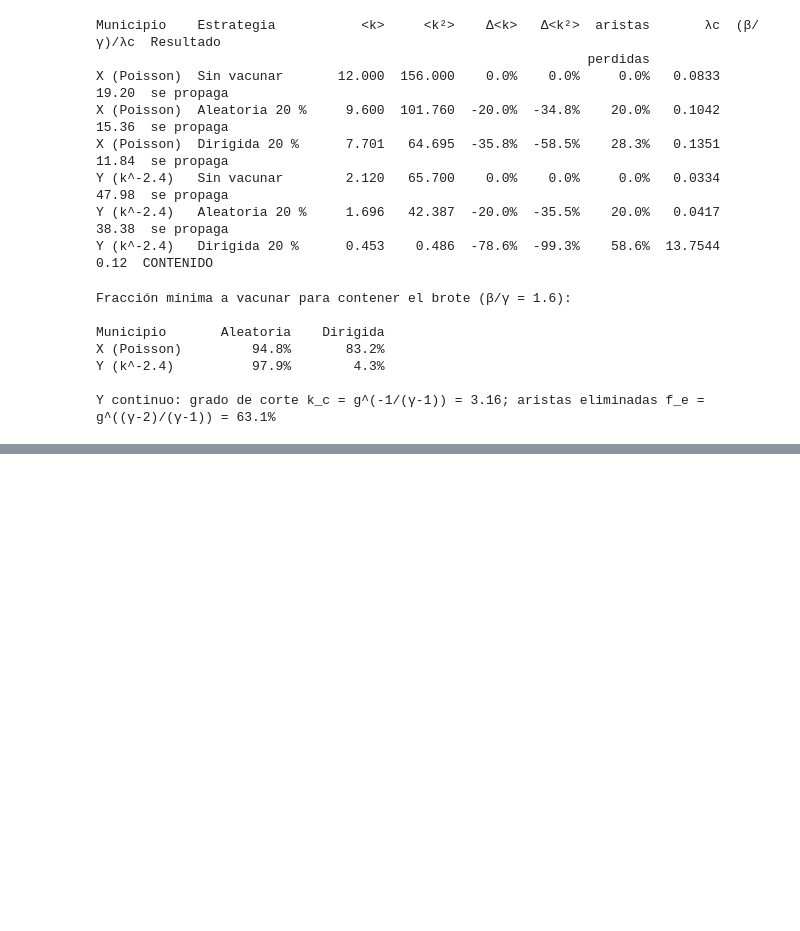
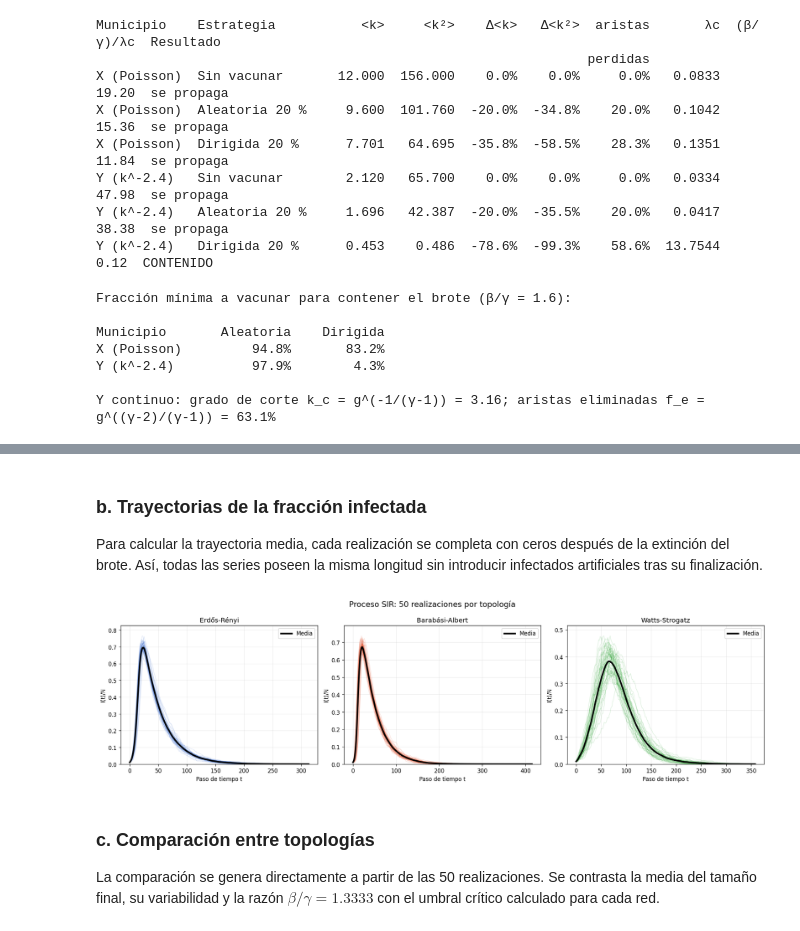
Before and after one commit to Branuvg/hdt5_modsim, a Jupyter notebook: Hoja_de_Trabajo_5.ipynb, the cells around one changed output, grey strips where cells are left out. Saved outputs shown, nothing was run; the diff lists cells and outputs as text; code cells hidden in the pictures; blank space fills up the shorter version.

```diff
--- a/Hoja_de_Trabajo_5.ipynb
+++ b/Hoja_de_Trabajo_5.ipynb
@@ -541,0 +765,37 @@ Y continuo: grado de corte k_c = g^(-1/(γ-1)) = 3.16; aristas eliminadas f_e =
+# %% [markdown]
+### b. Trayectorias de la fracción infectada
+
+Para calcular la trayectoria media, cada realización se completa con ceros después de la extinción del brote. Así, todas las series poseen la misma longitud sin introducir infectados artificiales tras su finalización.
+# %%
+def apilar_trayectorias(trayectorias):
+    longitud_maxima = max(map(len, trayectorias))
+    matriz = np.zeros((len(trayectorias), longitud_maxima))
+    for i, trayectoria in enumerate(trayectorias):
+        matriz[i, :len(trayectoria)] = trayectoria
+    return matriz
+
+
+fig, ejes = plt.subplots(1, 3, figsize=(17, 4.8))
+
+for ax, (nombre, resultado), color in zip(ejes, resultados_sir.items(), colores):
+    matriz = apilar_trayectorias(resultado["trayectorias"])
+    tiempo = np.arange(matriz.shape[1])
+    for trayectoria in matriz:
+        ax.plot(tiempo, trayectoria, color=color, alpha=0.16, linewidth=0.8)
+    ax.plot(tiempo, matriz.mean(axis=0), color="black", linewidth=2.8, label="Media")
+    ax.set_title(nombre)
+    ax.set_xlabel("Paso de tiempo t")
+    ax.set_ylabel("I(t)/N")
+    ax.set_ylim(0, max(0.05, matriz.max() * 1.08))
+    ax.grid(alpha=0.25)
+    ax.legend()
+
+fig.suptitle("Proceso SIR: 50 realizaciones por topología", fontsize=14)
+fig.tight_layout()
+plt.show()
+# %% [output]
+[figure, added]
+# %% [markdown]
+### c. Comparación entre topologías
+
+La comparación se genera directamente a partir de las 50 realizaciones. Se contrasta la media del tamaño final, su variabilidad y la razón $\beta/\gamma=1.3333$ con el umbral crítico calculado para cada red.
```
Also changed, not shown: parts of 14 cells of this notebook, 1 other file.
